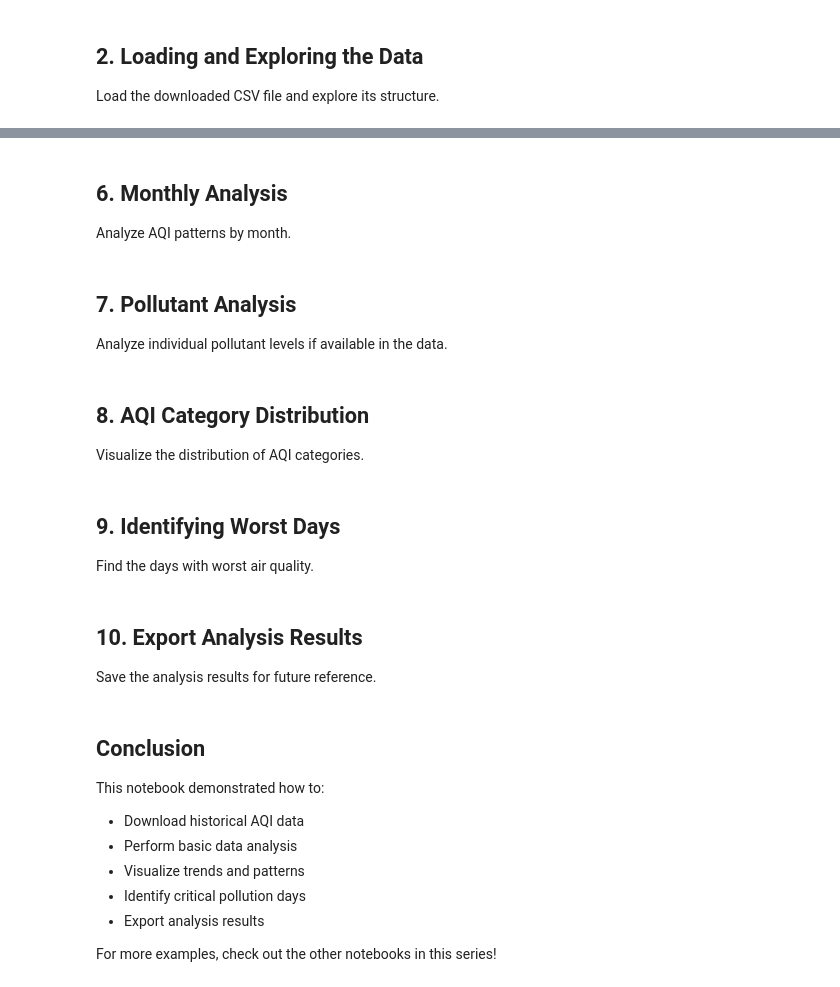
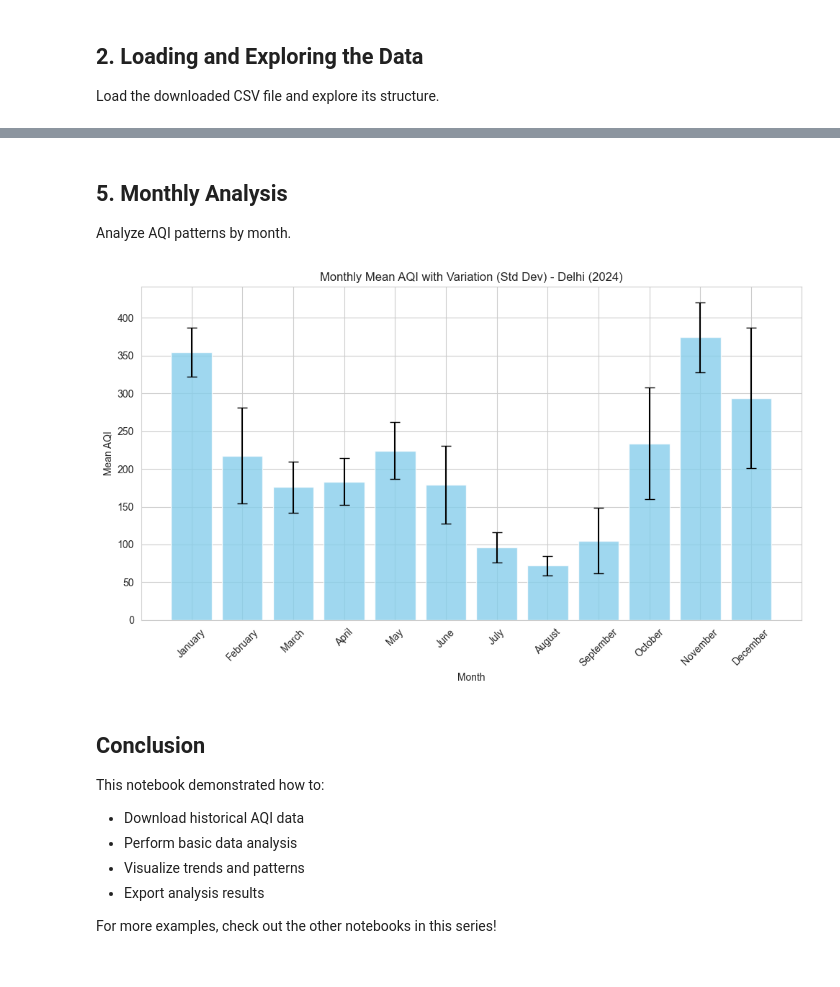
Before and after one commit to saketkc/vayuayan, a Jupyter notebook: notebooks/02_historical_data_analysis.ipynb, the cells around one changed output, grey strips where cells are left out. Saved outputs shown, nothing was run; the diff lists cells and outputs as text; code cells hidden in the pictures.

```diff
--- a/notebooks/02_historical_data_analysis.ipynb
+++ b/notebooks/02_historical_data_analysis.ipynb
@@ -152,4 +178,4 @@ Plot AQI trends over time.
 # %% [markdown]
-## 6. Monthly Analysis
+## 5. Monthly Analysis
 
 Analyze AQI patterns by month.
@@ -175,4 +181,0 @@ Analyze AQI patterns by month.
-# %% [markdown]
-## 7. Pollutant Analysis
-
-Analyze individual pollutant levels if available in the data.
@@ -200,4 +181,0 @@ Analyze individual pollutant levels if available in the data.
-# %% [markdown]
-## 8. AQI Category Distribution
-
-Visualize the distribution of AQI categories.
@@ -213,4 +181,0 @@ Visualize the distribution of AQI categories.
-# %% [markdown]
-## 9. Identifying Worst Days
-
-Find the days with worst air quality.
@@ -227,4 +181,0 @@ Find the days with worst air quality.
-# %% [markdown]
-## 10. Export Analysis Results
-
-Save the analysis results for future reference.
@@ -252,3 +182,19 @@ Save the analysis results for future reference.
+# %%
+# Calculate mean and standard deviation of AQI for each month
+aqi_means = df[months].mean()
+aqi_stds = df[months].std()
+
+# Plot mean AQI with error bars representing standard deviation
+plt.figure(figsize=(10, 6))
+plt.bar(months, aqi_means, yerr=aqi_stds, capsize=5, color='skyblue', alpha=0.8)
+plt.ylabel('Mean AQI')
+plt.xlabel('Month')
+plt.title(f'Monthly Mean AQI with Variation (Std Dev) - {city} ({year})')
+plt.xticks(rotation=45)
+plt.tight_layout()
+plt.show()
+# %% [output]
+[figure, added]
 # %% [markdown]
 ## Conclusion
 
@@ -256,7 +202,6 @@ This notebook demonstrated how to:
 - Download historical AQI data
 - Perform basic data analysis
 - Visualize trends and patterns
-- Identify critical pollution days
 - Export analysis results
 
 For more examples, check out the other notebooks in this series!
```
Also changed, not shown: parts of 15 cells of this notebook, 4 other files.
